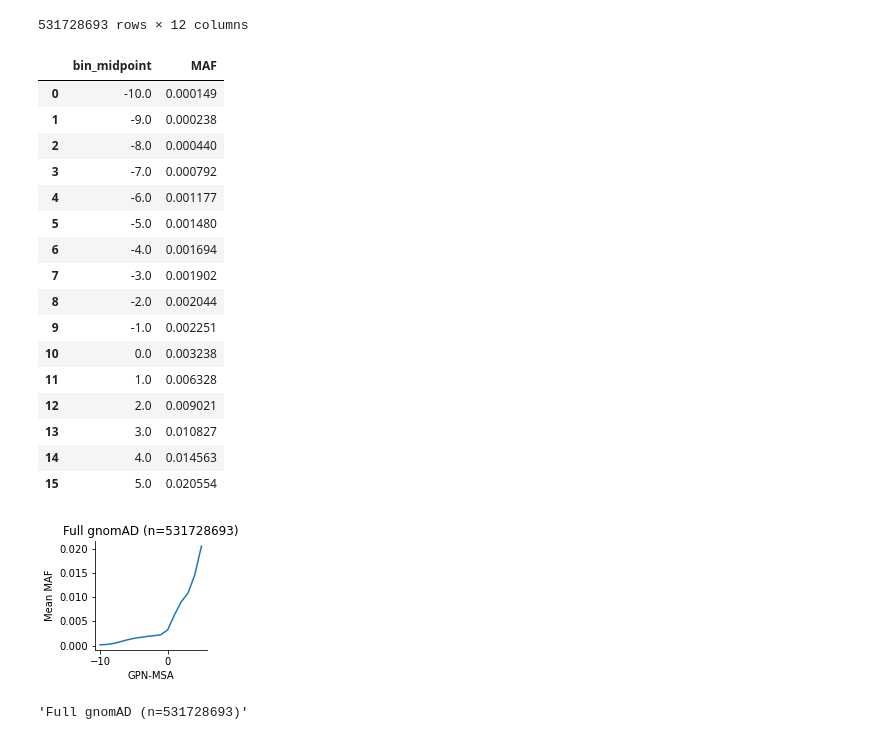
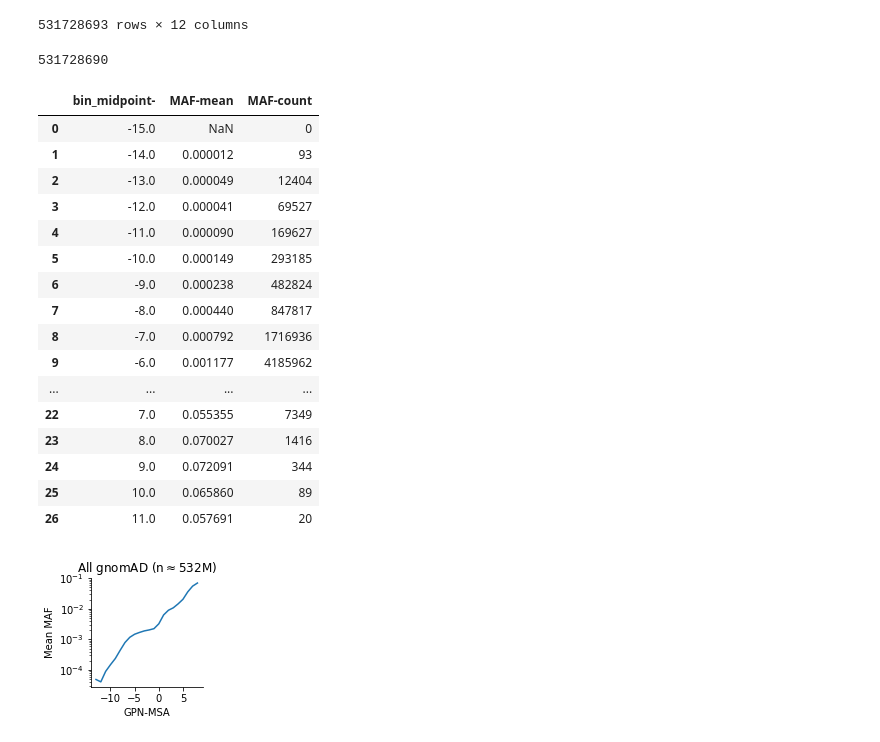
Before and after one commit to songlab-cal/gpn, a Jupyter notebook: analysis/human/workflow/notebooks/gnomad.ipynb, the cells around one changed output. Saved outputs shown, nothing was run; the diff lists cells and outputs as text; code cells hidden in the pictures.

Commit message:
Update plots

```diff
--- a/analysis/human/workflow/notebooks/gnomad.ipynb
+++ b/analysis/human/workflow/notebooks/gnomad.ipynb
@@ -64,7 +64,10 @@ plt.savefig(plot_dir + "gnomad_full_hist.svg", bbox_inches="tight")
 # %% [output]
 [figure]
 # %%
-bins = np.arange(-10.5, 6.5)
+#bins = np.arange(-10.5, 6.5)
+
+bins = np.arange(-15.5, 12.5)
+
 V["bin"] = pd.cut(V["GPN-MSA"], bins)
 V["bin_midpoint"] = V.bin.apply(lambda x: x.mid)
 V
@@ -82,44 +85,48 @@ V
 | 531728691 | Y | 56887696 | G | T | 1 | 18631 | 0.000054 | intergenic_variant | 0.024746 | 0.000054 | (-0.5, 0.5] | ... |
 | 531728692 | Y | 56887702 | G | A | 3 | 18301 | 0.000164 | intergenic_variant | 2.311515 | 0.000164 | (1.5, 2.5] | ... |
 531728693 rows × 12 columns
+# %%
+V.bin.notna().sum()
+# %% [output]
+531728690
 # %%
-df = V.groupby("bin_midpoint").MAF.mean().to_frame().reset_index()
+#df = V.groupby("bin_midpoint").MAF.mean().to_frame().reset_index()
+df = V.groupby("bin_midpoint").agg({"MAF": ["mean", "count"]}).reset_index()
+df.columns = df.columns.map(lambda x: '-'.join(x))
 df
 # %% [output]
-|  | bin_midpoint | MAF |
-| 0 | -10.0 | 0.000149 |
-| 1 | -9.0 | 0.000238 |
-| 2 | -8.0 | 0.000440 |
-| 3 | -7.0 | 0.000792 |
-| 4 | -6.0 | 0.001177 |
-| 5 | -5.0 | 0.001480 |
-| 6 | -4.0 | 0.001694 |
-| 7 | -3.0 | 0.001902 |
-| 8 | -2.0 | 0.002044 |
-| 9 | -1.0 | 0.002251 |
-| 10 | 0.0 | 0.003238 |
-| 11 | 1.0 | 0.006328 |
-| 12 | 2.0 | 0.009021 |
-| 13 | 3.0 | 0.010827 |
-| 14 | 4.0 | 0.014563 |
-| 15 | 5.0 | 0.020554 |
+|  | bin_midpoint- | MAF-mean | MAF-count |
+| 0 | -15.0 | NaN | 0 |
+| 1 | -14.0 | 0.000012 | 93 |
+| 2 | -13.0 | 0.000049 | 12404 |
+| 3 | -12.0 | 0.000041 | 69527 |
+| 4 | -11.0 | 0.000090 | 169627 |
+| 5 | -10.0 | 0.000149 | 293185 |
+| 6 | -9.0 | 0.000238 | 482824 |
+| 7 | -8.0 | 0.000440 | 847817 |
+| 8 | -7.0 | 0.000792 | 1716936 |
+| 9 | -6.0 | 0.001177 | 4185962 |
+| ... | ... | ... | ... |
+| 22 | 7.0 | 0.055355 | 7349 |
+| 23 | 8.0 | 0.070027 | 1416 |
+| 24 | 9.0 | 0.072091 | 344 |
+| 25 | 10.0 | 0.065860 | 89 |
+| 26 | 11.0 | 0.057691 | 20 |
 # %%
 plt.figure(figsize=(2,2))
 g = sns.lineplot(
-    data=df,
-    x="bin_midpoint",
-    y="MAF",
+    data=df[df["MAF-count"] >= 1000],
+    x="bin_midpoint-",
+    y="MAF-mean",
     errorbar=None,
 )
 plt.xlabel("GPN-MSA")
 plt.ylabel("Mean MAF")
-title = f"Full gnomAD (n={len(V)})"
+title = r"All gnomAD (n$\approx$532M)"
 plt.title(title)
 sns.despine();
+g.set(yscale='log');
+plt.xticks([-10, -5, 0, 5])
 plt.savefig(plot_dir + "gnomad_full_score_vs_maf.svg", bbox_inches="tight")
 # %% [output]
-[figure, old version]
+[figure, new version]
-# %%
-title
-# %% [output]
-'Full gnomAD (n=531728693)'
```
Also changed, not shown: 1 other file.
